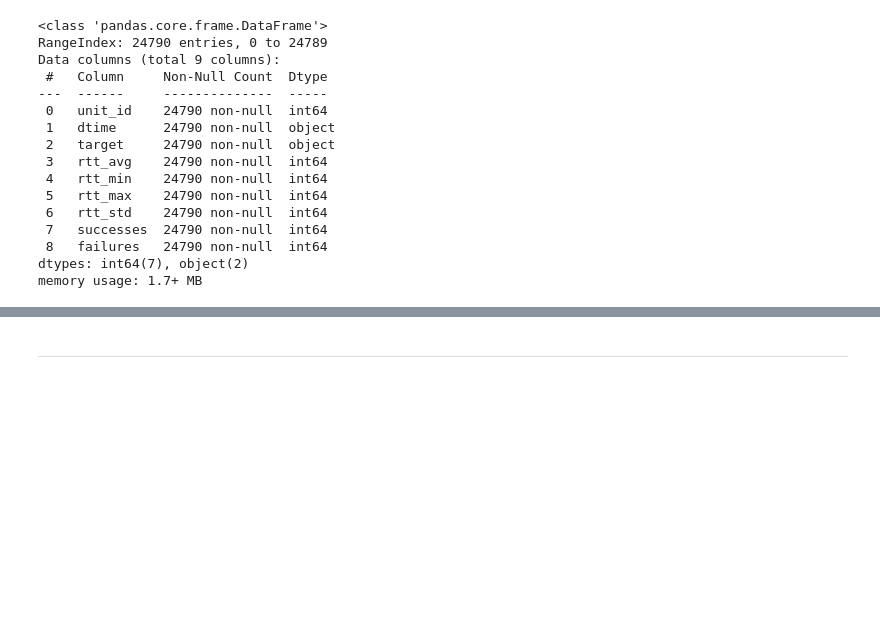
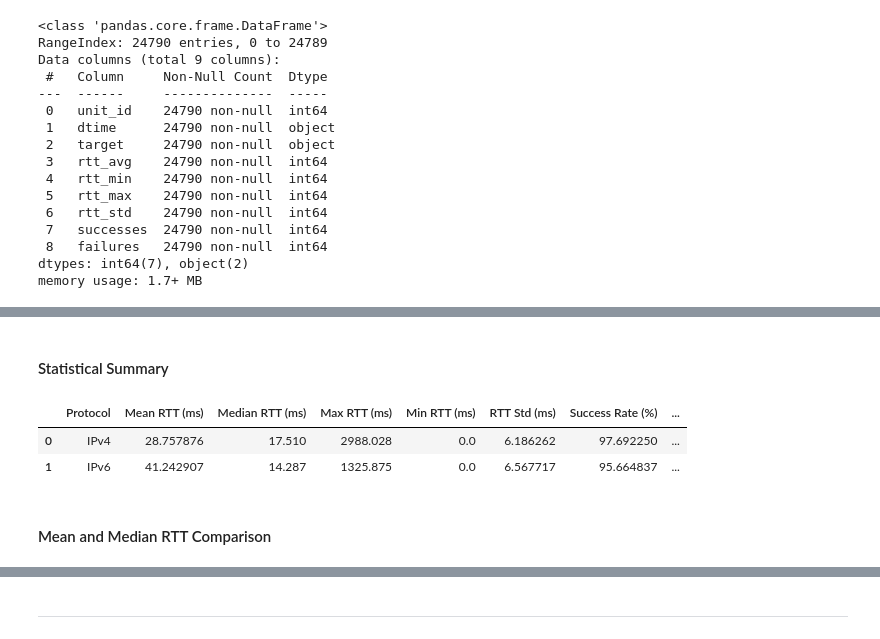
Before and after one commit to Mohammed-abdulaziz-eisa/WBS-MBA, a Jupyter notebook: notebooks/01_data_exploration.ipynb, the cells around one changed output, grey strips where cells are left out. Drawn from its saved outputs; the diff is of its cells as text; code cells hidden in the pictures; blank space fills up the shorter version.

```diff
--- a/notebooks/01_data_exploration.ipynb
+++ b/notebooks/01_data_exploration.ipynb
@@ -633,0 +638,3 @@ memory usage: 1.7+ MB
+# %%
+df_udplatency['dtime'] = pd.to_datetime(df_udplatency['dtime'])
+df_udplatency6['dtime'] = pd.to_datetime(df_udplatency6['dtime'])
@@ -633,0 +643,4 @@ memory usage: 1.7+ MB
+# %%
+for col in ['rtt_avg', 'rtt_min', 'rtt_max', 'rtt_std']:
+    df_udplatency[col] = df_udplatency[col] /1000 # from micro to millisecond
+    df_udplatency6[col] = df_udplatency6[col] /1000
@@ -633,0 +769,29 @@ memory usage: 1.7+ MB
+# %% [markdown]
+#### Statistical Summary
+# %%
+def get_stats(df, name):
+    stats = {
+        'Protocol': name,
+        'Mean RTT (ms)': df['rtt_avg'].mean(),
+        'Median RTT (ms)': df['rtt_avg'].median(),
+        'Max RTT (ms)': df['rtt_avg'].max(),
+        'Min RTT (ms)': df['rtt_avg'].min(),
+        'RTT Std (ms)': df['rtt_std'].mean(),
+        'Success Rate (%)': (df['successes'].sum() /
+                           (df['successes'].sum() + df['failures'].sum())) * 100,
+        'Sample Size': len(df)
+    }
+    return pd.Series(stats)
+# %%
+udp_stats_df = pd.DataFrame([
+    get_stats(df_udplatency, 'IPv4'),
+    get_stats(df_udplatency6, 'IPv6')
+])
+# %%
+udp_stats_df
+# %% [output]
+|  | Protocol | Mean RTT (ms) | Median RTT (ms) | Max RTT (ms) | Min RTT (ms) | RTT Std (ms) | Success Rate (%) | ... |
+| 0 | IPv4 | 28.757876 | 17.510 | 2988.028 | 0.0 | 6.186262 | 97.692250 | ... |
+| 1 | IPv6 | 41.242907 | 14.287 | 1325.875 | 0.0 | 6.567717 | 95.664837 | ... |
+# %% [markdown]
+#### Mean and Median RTT Comparison
```
Also changed, not shown: parts of 38 cells of this notebook, 7 other files.
